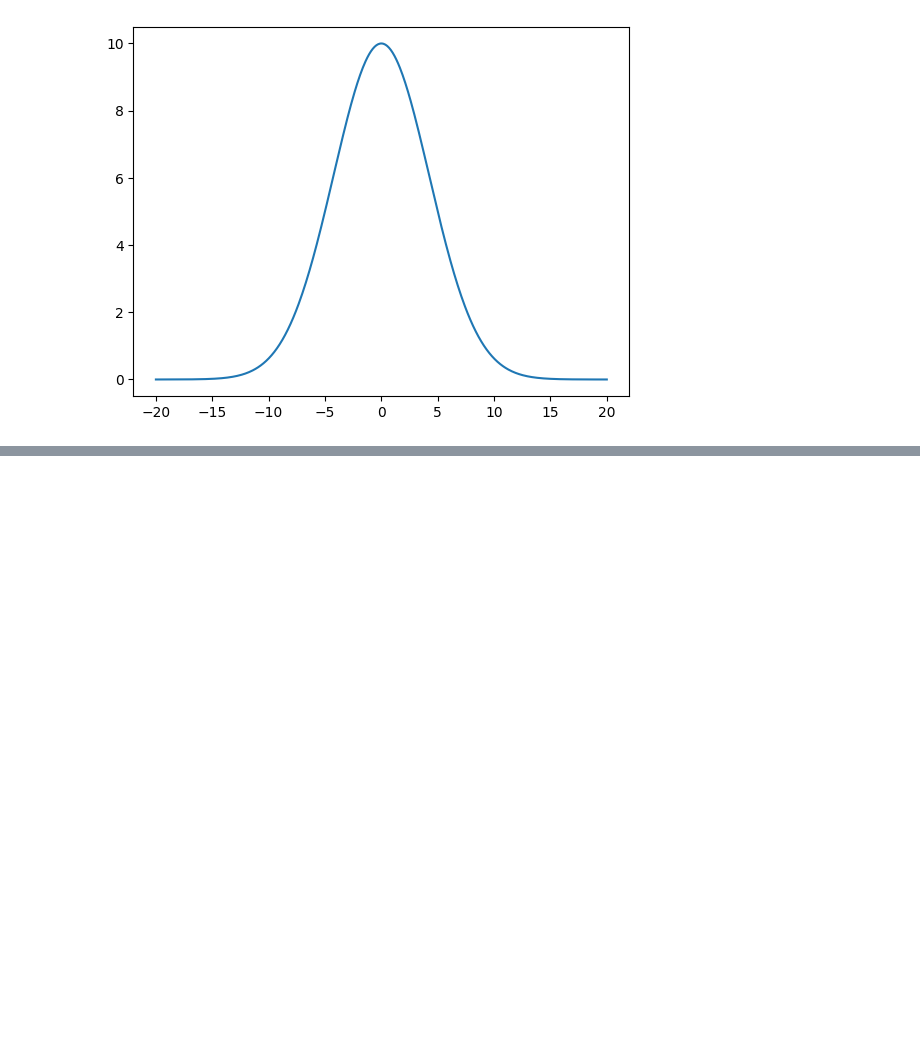
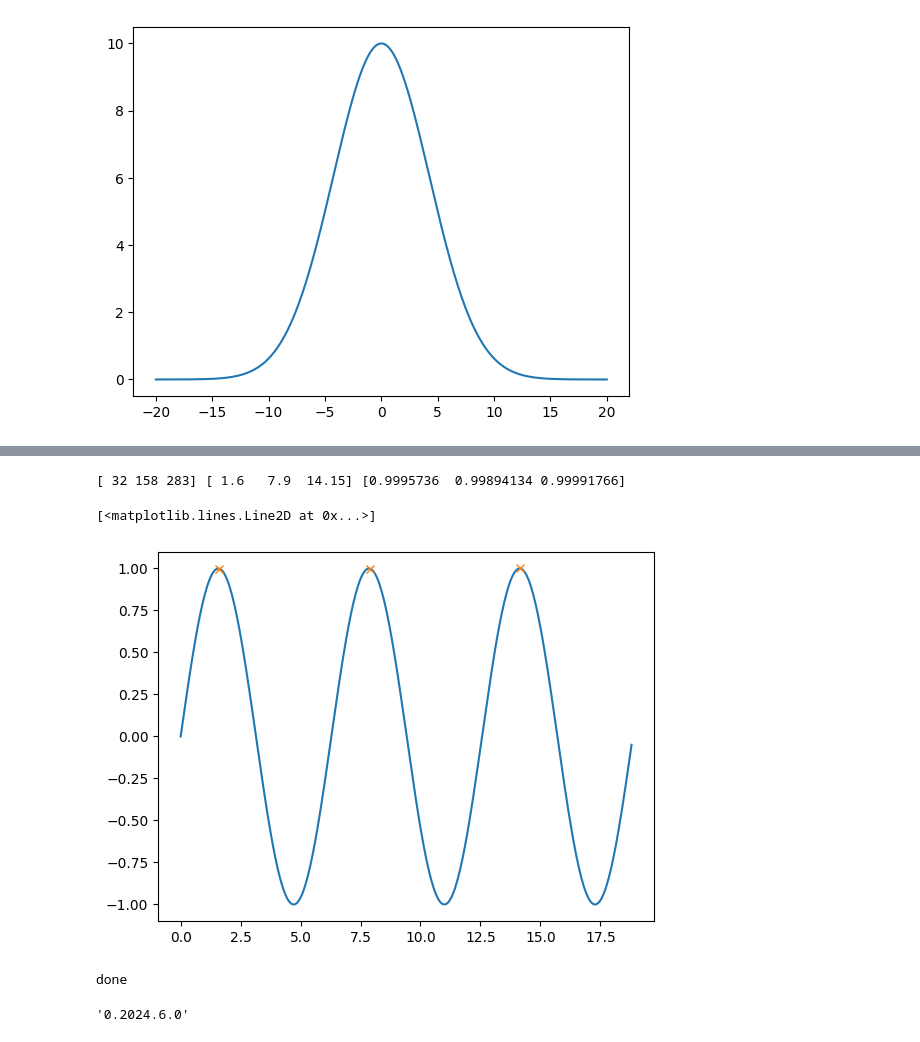
Before and after one commit to MTLphys/FittingFunctions, a Jupyter notebook: PeakFit/TryingPeakfit.ipynb, the cells around one changed output, grey strips where cells are left out. Saved outputs shown, nothing was run; the diff lists cells and outputs as text; code cells hidden in the pictures; blank space fills up the shorter version.

```diff
--- a/PeakFit/TryingPeakfit.ipynb
+++ b/PeakFit/TryingPeakfit.ipynb
@@ -103,0 +136,41 @@ TypeError: Cannot cast array data from dtype('O') to dtype('float64') according
+# %%
+import numpy as np
+
+from scipy import signal
+
+xs = np.arange(0, 6*np.pi, 0.05)
+
+data = np.sin(xs)
+
+peakind = signal.find_peaks_cwt(data, np.arange(1,10))
+
+print(peakind, xs[peakind], data[peakind])
+plt.plot(xs,data)
+plt.plot(xs[peakind],data[peakind],'x')
+# %% [output]
+[ 32 158 283] [ 1.6   7.9  14.15] [0.9995736  0.99894134 0.99991766]
+[<matplotlib.lines.Line2D at 0x...>]
+[figure, added]
+# %%
+import sys
+import importlib.metadata
+def test_package(package_name):
+    """Test if package exists and returns version or -1"""
+    try:
+        version = importlib.metadata.version(package_name)
+    except importlib.metadata.PackageNotFoundError:
+        version = '-1'
+    return version
+
+# pyTEMlib setup ------------------
+if test_package('pyTEMlib') < '0.2024.5.0':
+    print('installing pyTEMlib')
+    !{sys.executable} -m pip install --upgrade git+https://github.com/pycroscopy/pyTEMlib.git@main -q --upgrade
+# ------------------------------
+print('done')
+# %% [output]
+done
+# %%
+test_package('pyTEMlib')
+# %% [output]
+'0.2024.6.0'
```
Also changed, not shown: parts of 9 cells of this notebook, 4 other files.
